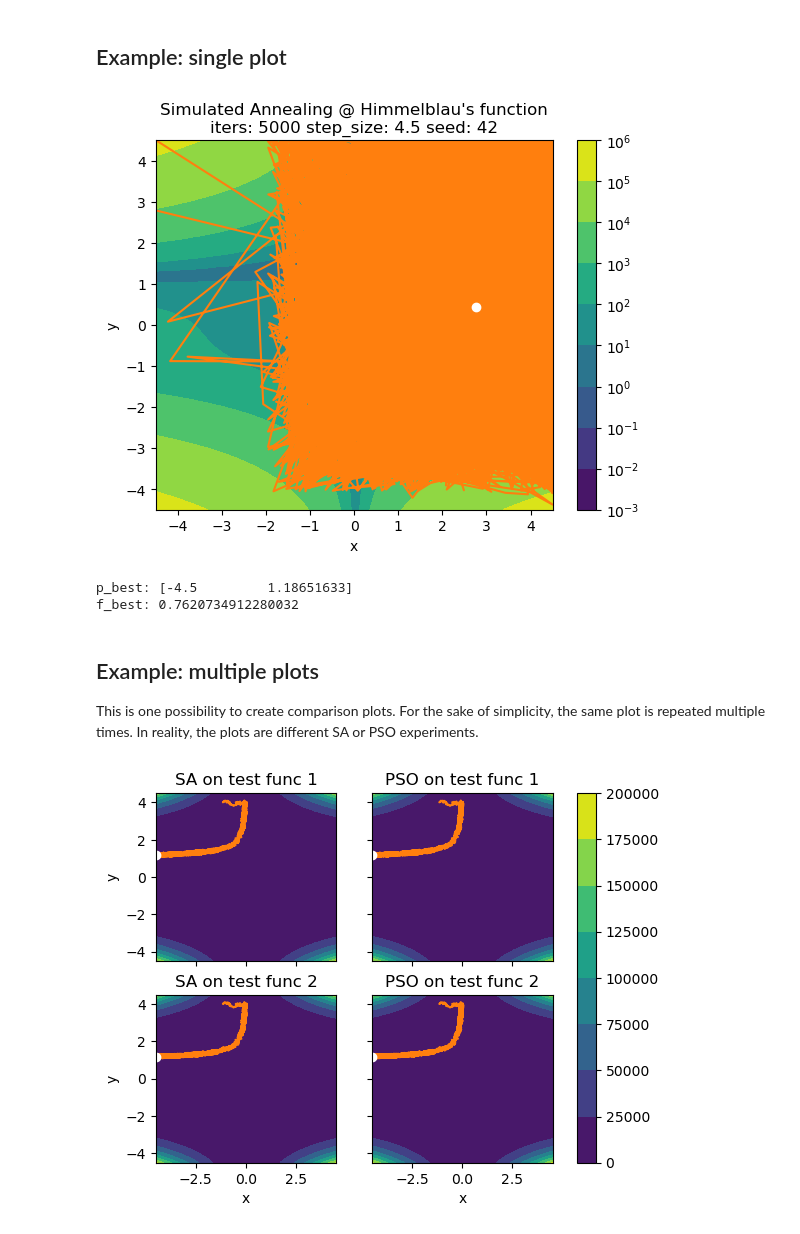
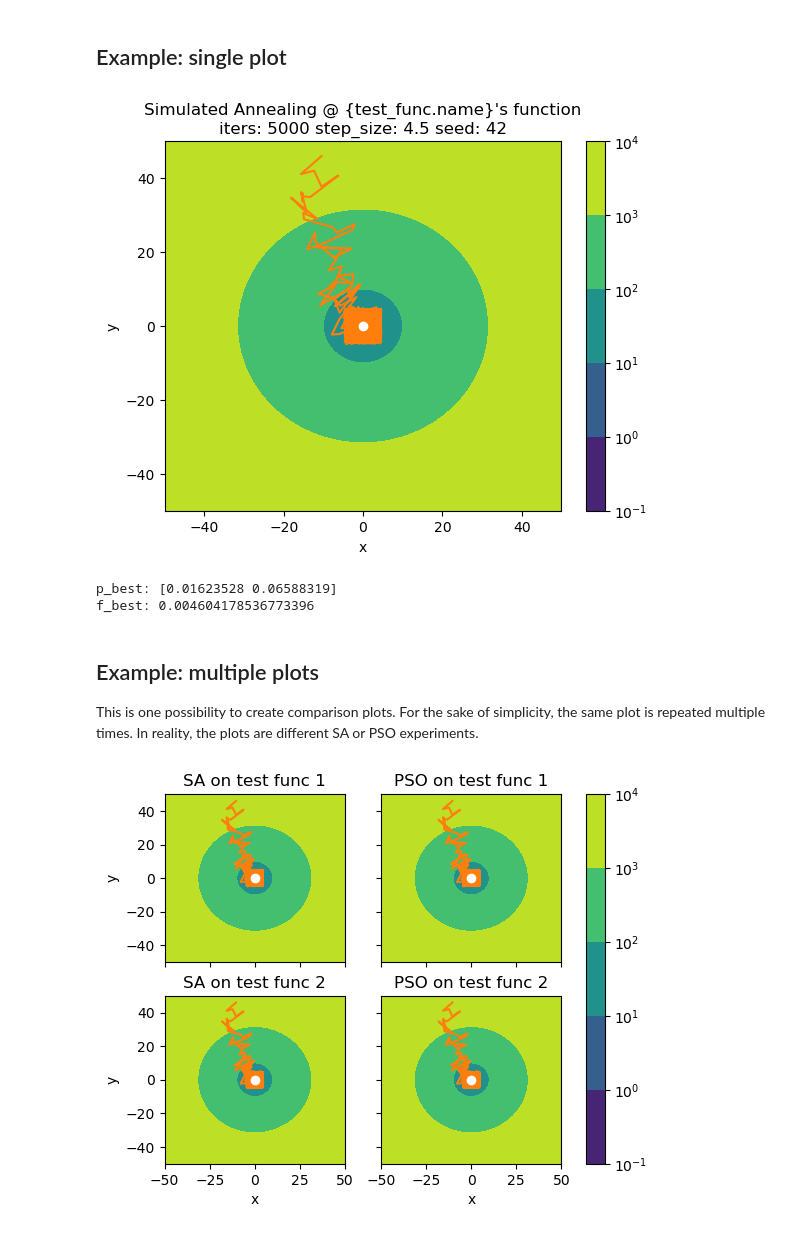
Before and after one commit to thmeier/sapso, a Jupyter notebook: demo_sapso.ipynb, the cells around one changed output. Cells and saved outputs as stored; diff of their text form; code cells hidden in the pictures.

```diff
--- a/demo_sapso.ipynb
+++ b/demo_sapso.ipynb
@@ -12,18 +13,9 @@ from sapso.test import ackley, sphere, beale, himmelblau
 # %% [markdown]
 ## Demo: Simulated Annealing
+# %%
+# select 2D test function
+test_func = Sphere()
 # %%
-# NOTE: choice of objective function requires to change the area
-#       see `sapso.test` for bounds and the global optimum
-
-# NOTE: c.f. TODO in `sapso.sa`,
-#       the objective `beale` with default SA kwargs
-#       finds an optimum outside of the `area` region.
-#       In my opinion, this should not be allowed.
-
-
-objective = beale
-area = np.array([[-4.5, 4.5], [-4.5, 4.5]])
-
 # default params
 kwargs_sa = {
     'temperature': None,  # uses default cooling scheme
@@ -35,7 +27,7 @@ kwargs_sa = {
 
 # optimize by simulated annealing
 history = simulated_annealing(
-    objective, area, **kwargs_sa
+    test_func.objective, test_func.area, **kwargs_sa
 )
 # %%
 # examine output of simulated_annealing()
@@ -52,10 +44,10 @@ import matplotlib.pyplot as plt
 ## Example: single plot
 # %%
 contour_plot(
-    objective, area, history,
+    test_func.objective, test_func.area, history,
     resolution=100,
     ax=None,
-    title="Simulated Annealing @ Beale's function\n"
+    title="Simulated Annealing @ {test_func.name}'s function\n"
           f"iters: {kwargs_sa['iterations']} step_size: {kwargs_sa['step_size']} seed: {kwargs_sa['seed']}"
 )
 
@@ -63,13 +55,13 @@ contour_plot(
 if False:
     plt.savefig('plots/example_single.png')
 # %% [output]
-[figure, old version]
+[figure, new version]
 # %%
-print("p_best:", history['p_best'])
-print("f_best:", history['f_best'])
+print("p_best:", history['best_point'])
+print("f_best:", history['best_val'])
 # %% [output]
-p_best: [-4.5         1.18651633]
-f_best: 0.7620734912280032
+p_best: [0.01623528 0.06588319]
+f_best: 0.004604178536773396
 # %% [markdown]
 ## Example: multiple plots
 
@@ -83,10 +75,11 @@ kwargs_plot = {
     'resolution': 100
 }
 
+# choose different test_func
 # run SA experiment 1, this gives history of SA
 
 cbar = contour_plot(
-    objective, area, history,
+    test_func.objective, test_func.area, history,
     ax=axes[0, 0],
     title=f'SA on test func 1',
     **kwargs_plot
@@ -95,7 +88,7 @@ cbar = contour_plot(
 # run PSO experiment 1, this gives history of PSO
 
 _ = contour_plot(
-    objective, area, history,
+    test_func.objective, test_func.area, history,
     ax=axes[0, 1],
     title=f'PSO on test func 1',
     **kwargs_plot
@@ -104,34 +97,34 @@ _ = contour_plot(
 # run SA experiment 2, this gives history of SA
 
 _ = contour_plot(
-    objective, area, history,
+    test_func.objective, test_func.area, history,
     ax=axes[1, 0],
     title=f'SA on test func 2',
     **kwargs_plot
 )
 
 # run PSO experiment 2, this gives history of PSO
 
 _ = contour_plot(
-    objective, area, history,
+    test_func.objective, test_func.area, history,
     ax=axes[1, 1],
     title=f'PSO on test func 2',
     **kwargs_plot
 )
 
 # add colorbar to figure once
 fig.colorbar(cbar, ax=axes.ravel().tolist())
 
 # set labels for each subplot
 for ax in axes.flat:
     ax.set(xlabel='x', ylabel='y')
 
 # hide x labels and tick labels for top plots and y ticks for right plots
 for ax in axes.flat:
     ax.label_outer()
 
 # save figure if desired
 if False:
     plt.savefig('plots/example_multiple.png')
 # %% [output]
-[figure, old version]
+[figure, new version]
```
Also changed, not shown: parts of 2 cells of this notebook.
